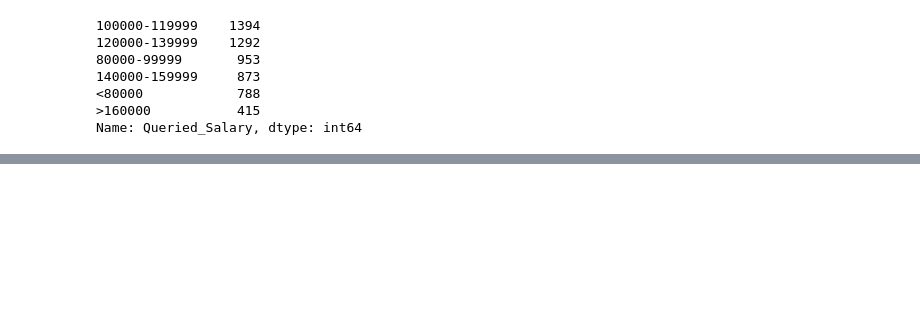
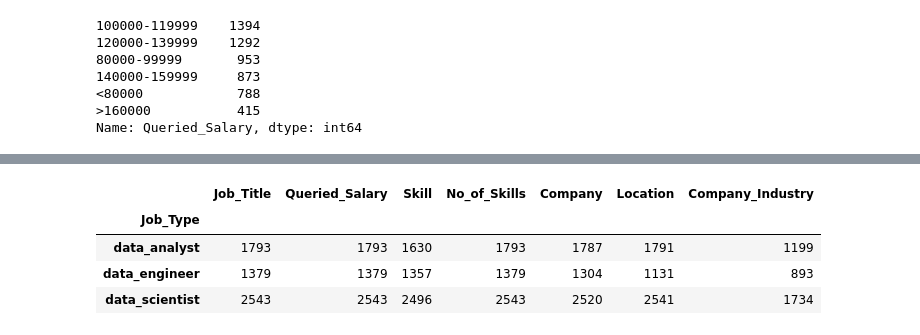
Before and after one commit to wcopeland118/Analysis-of-Data-Job-Salaries, a Jupyter notebook: Will/Data Exploration.ipynb, the cells around one changed output, grey strips where cells are left out. Cells and saved outputs as stored; diff of their text form; code cells hidden in the pictures; blank space fills up the shorter version.

```diff
--- a/Will/Data Exploration.ipynb
+++ b/Will/Data Exploration.ipynb
@@ -150,0 +210,8 @@ plt.savefig(f"Bar Graphs/{var2} vs {var1} Bar Graph.png")
+# %%
+df_main.groupby(["Job_Type"]).count()
+# %% [output]
+|  | Job_Title | Queried_Salary | Skill | No_of_Skills | Company | Location | Company_Industry |
+| Job_Type |  |  |  |  |  |  |  |
+| data_analyst | 1793 | 1793 | 1630 | 1793 | 1787 | 1791 | 1199 |
+| data_engineer | 1379 | 1379 | 1357 | 1379 | 1304 | 1131 | 893 |
+| data_scientist | 2543 | 2543 | 2496 | 2543 | 2520 | 2541 | 1734 |
```
Also changed, not shown: parts of 23 cells of this notebook, 6 other files.
